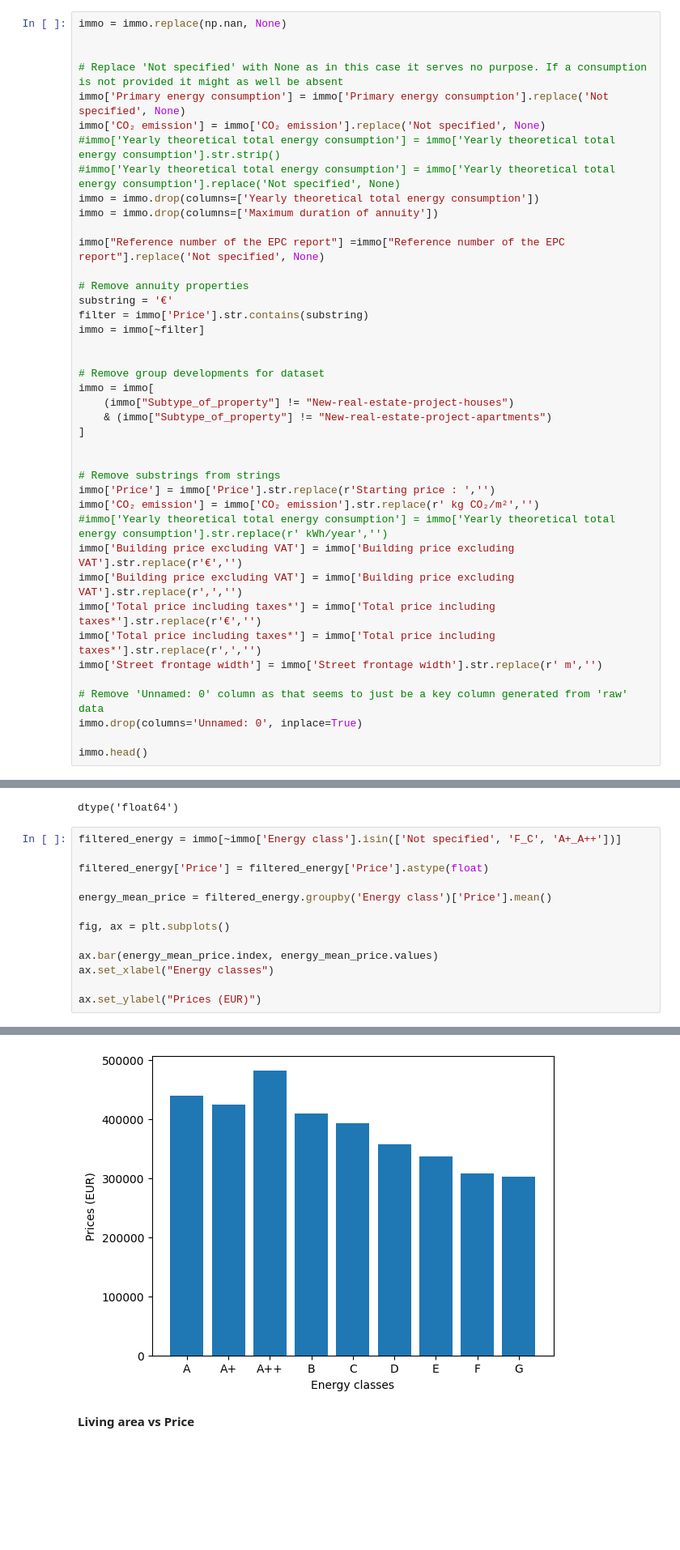
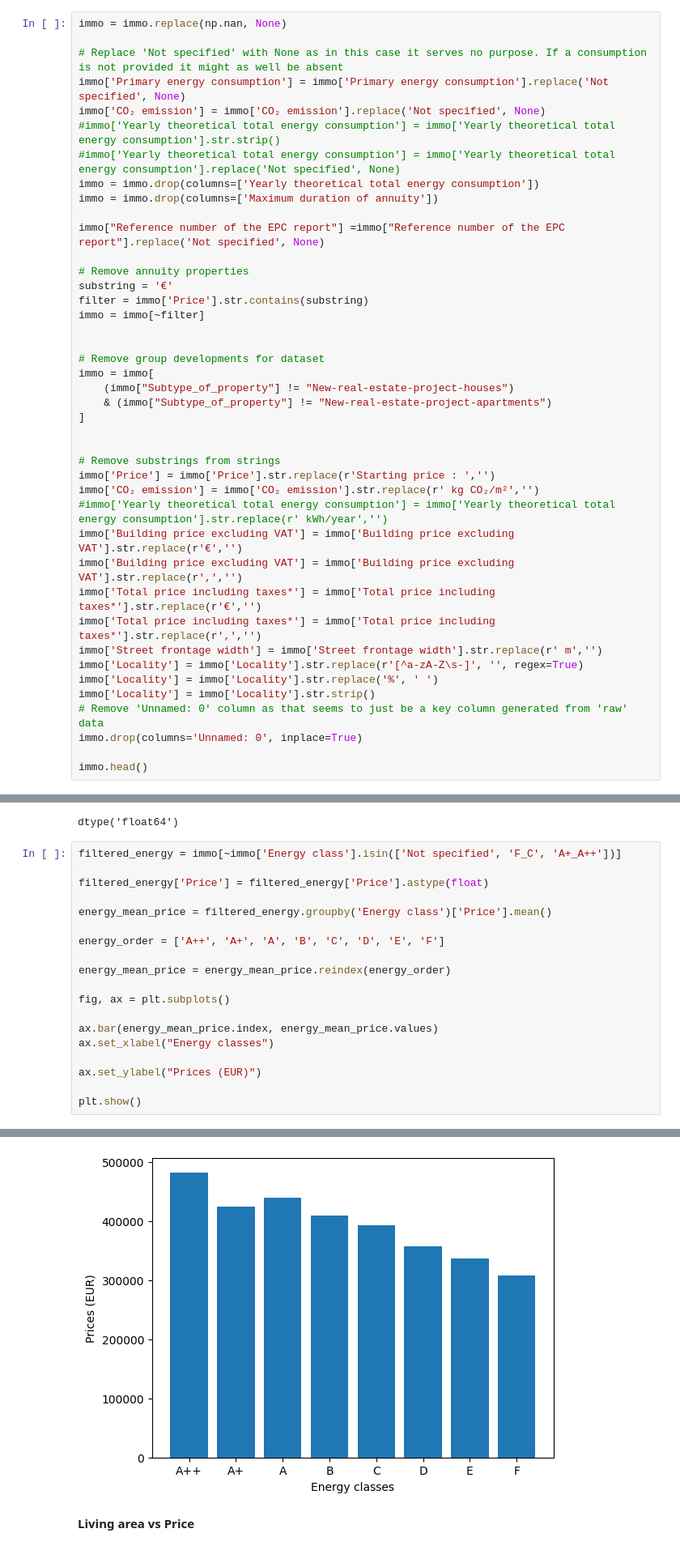
Before and after one commit to jduffy93/immo-eliza-the_chaincoders, a Jupyter notebook: analysis/seaborn_playground.ipynb, the cells around one changed output, grey strips where cells are left out. Shown at 81% size. Drawn from its saved outputs; the diff is of its cells as text; blank space fills up the shorter version.

```diff
--- a/analysis/seaborn_playground.ipynb
+++ b/analysis/seaborn_playground.ipynb
@@ -22,7 +22,6 @@ Here we are:
 * displaying the first 5 columns of the dataframe
 # %%
 immo = immo.replace(np.nan, None)
-
 
 # Replace 'Not specified' with None as in this case it serves no purpose. If a consumption is not provided it might as well be absent
 immo['Primary energy consumption'] = immo['Primary energy consumption'].replace('Not specified', None)
@@ -56,7 +55,9 @@ immo['Building price excluding VAT'] = immo['Building price excluding VAT'].str.
 immo['Total price including taxes*'] = immo['Total price including taxes*'].str.replace(r'€','')
 immo['Total price including taxes*'] = immo['Total price including taxes*'].str.replace(r',','')
 immo['Street frontage width'] = immo['Street frontage width'].str.replace(r' m','')
-
+immo['Locality'] = immo['Locality'].str.replace(r'[^a-zA-Z\s-]', '', regex=True)
+immo['Locality'] = immo['Locality'].str.replace('%', ' ')
+immo['Locality'] = immo['Locality'].str.strip()
 # Remove 'Unnamed: 0' column as that seems to just be a key column generated from 'raw' data
 immo.drop(columns='Unnamed: 0', inplace=True)
 
@@ -267,12 +273,18 @@ filtered_energy['Price'] = filtered_energy['Price'].astype(float)
 
 energy_mean_price = filtered_energy.groupby('Energy class')['Price'].mean()
 
+energy_order = ['A++', 'A+', 'A', 'B', 'C', 'D', 'E', 'F']
+
+energy_mean_price = energy_mean_price.reindex(energy_order)
+
 fig, ax = plt.subplots()
 
 ax.bar(energy_mean_price.index, energy_mean_price.values)
 ax.set_xlabel("Energy classes")
 
 ax.set_ylabel("Prices (EUR)")
+
+plt.show()
 # %% [output]
 A value is trying to be set on a copy of a slice from a DataFrame.
 Try using .loc[row_indexer,col_indexer] = value instead
@@ -283,4 +294,4 @@ Text(0, 0.5, 'Prices (EUR)')
-[figure, old version]
+[figure, new version]
 # %% [markdown]
 **Living area vs Price**
 # %%
```
Also changed, not shown: parts of 14 cells of this notebook, 15 other files.
